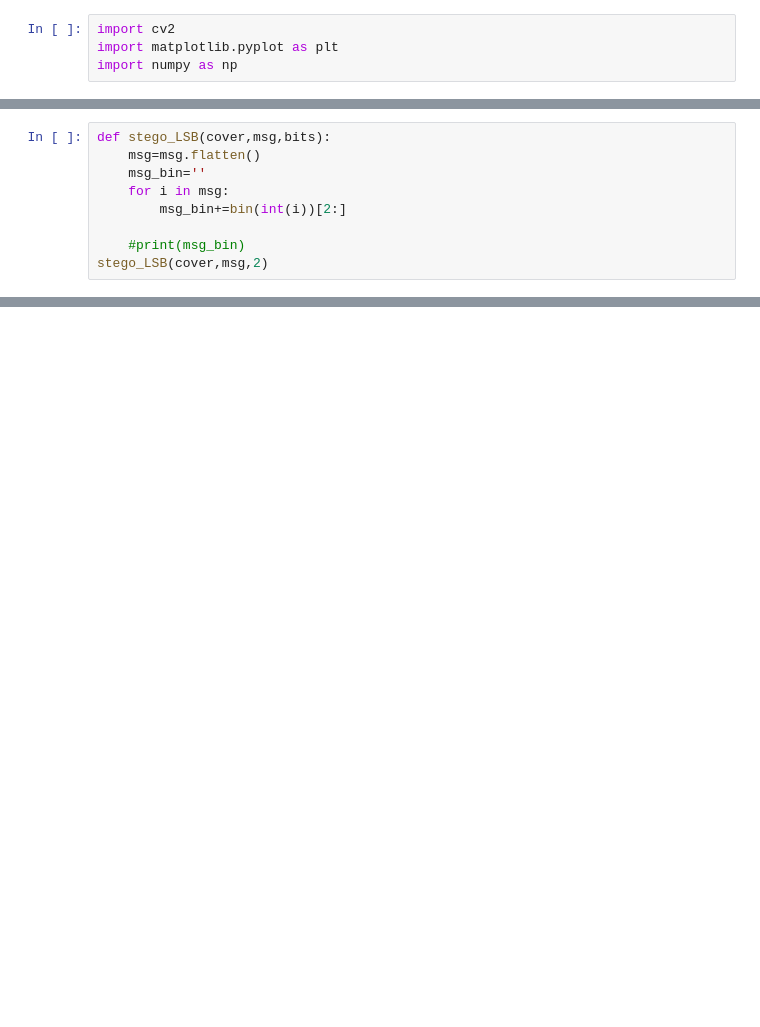
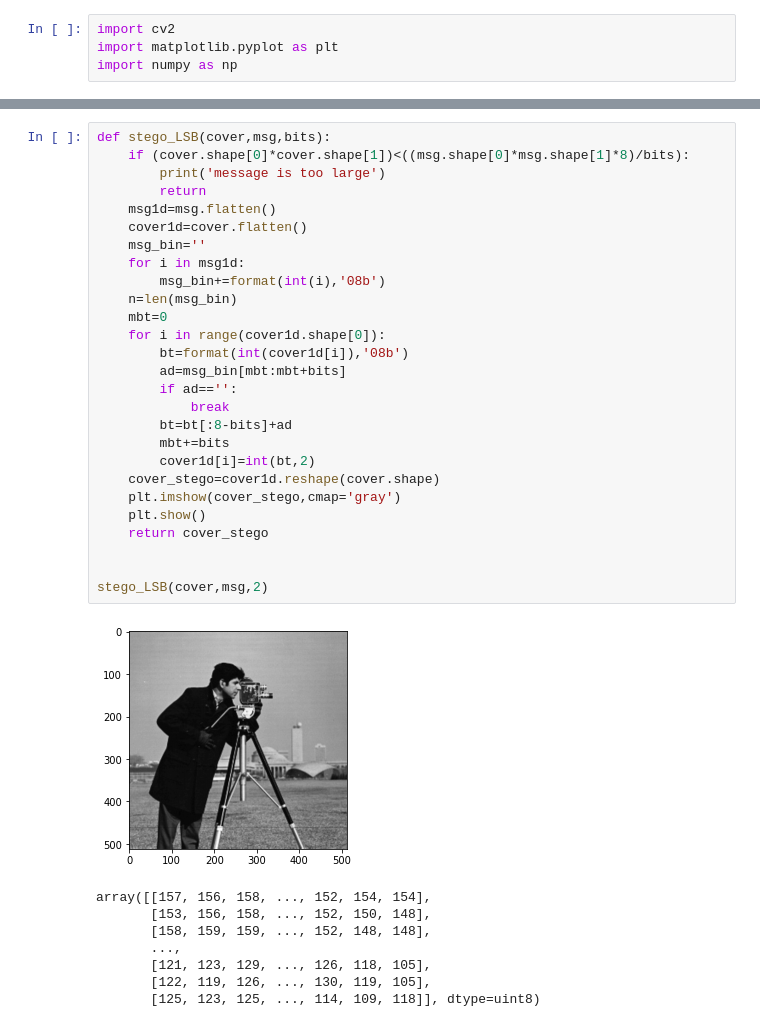
Before and after one commit to samiparnab2/Image-Processing-OpenCV-python, a Jupyter notebook: Steganography(LSB).ipynb, the cells around one changed output, grey strips where cells are left out. Saved outputs shown, nothing was run; the diff lists cells and outputs as text; blank space fills up the shorter version.

```diff
--- a/Steganography(LSB).ipynb
+++ b/Steganography(LSB).ipynb
@@ -22,9 +22,0 @@ plt.show()
-# %%
-def stego_LSB(cover,msg,bits):
-    msg=msg.flatten()
-    msg_bin=''
-    for i in msg:
-        msg_bin+=bin(int(i))[2:]
-
-    #print(msg_bin)
-stego_LSB(cover,msg,2)
@@ -36,0 +23,36 @@ print(h)
+# %%
+def stego_LSB(cover,msg,bits):
+    if (cover.shape[0]*cover.shape[1])<((msg.shape[0]*msg.shape[1]*8)/bits):
+        print('message is too large')
+        return
+    msg1d=msg.flatten()
+    cover1d=cover.flatten()
+    msg_bin=''
+    for i in msg1d:
+        msg_bin+=format(int(i),'08b')
+    n=len(msg_bin)
+    mbt=0
+    for i in range(cover1d.shape[0]):
+        bt=format(int(cover1d[i]),'08b')
+        ad=msg_bin[mbt:mbt+bits]
+        if ad=='':
+            break
+        bt=bt[:8-bits]+ad
+        mbt+=bits
+        cover1d[i]=int(bt,2)
+    cover_stego=cover1d.reshape(cover.shape)
+    plt.imshow(cover_stego,cmap='gray')
+    plt.show()
+    return cover_stego
+
+
+stego_LSB(cover,msg,2)
+# %% [output]
+[figure, added]
+array([[157, 156, 158, ..., 152, 154, 154],
+       [153, 156, 158, ..., 152, 150, 148],
+       [158, 159, 159, ..., 152, 148, 148],
+       ...,
+       [121, 123, 129, ..., 126, 118, 105],
+       [122, 119, 126, ..., 130, 119, 105],
+       [125, 123, 125, ..., 114, 109, 118]], dtype=uint8)
```
Also changed, not shown: parts of 3 cells of this notebook.
